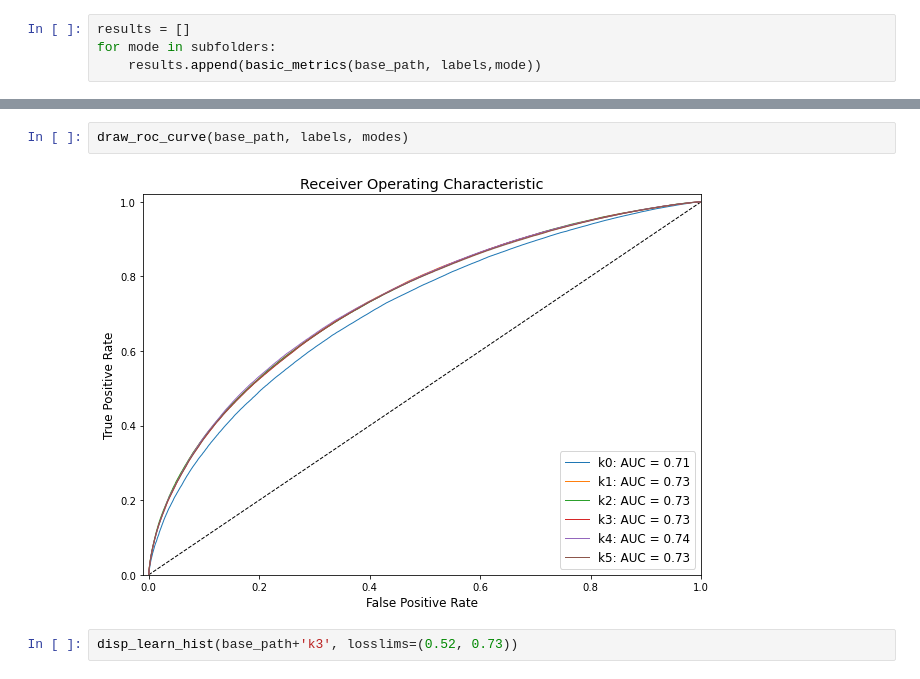
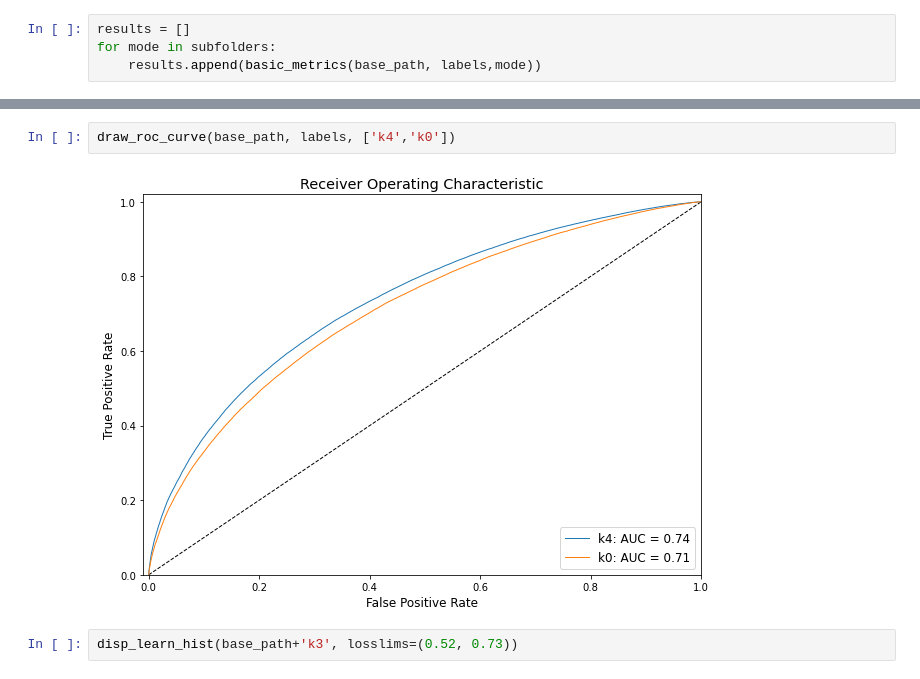
Before and after one commit to inakierregueab/WatChMaL, a Jupyter notebook: notebooks/time_as_channel/exploration_time.ipynb, the cells around one changed output, grey strips where cells are left out. Drawn from its saved outputs; the diff is of its cells as text.

```diff
--- a/notebooks/time_as_channel/exploration_time.ipynb
+++ b/notebooks/time_as_channel/exploration_time.ipynb
@@ -266,7 +341,7 @@ df.head(len(subfolders))
 # %%
-draw_roc_curve(base_path, labels, modes)
+draw_roc_curve(base_path, labels, ['k4','k0'])
 # %% [output]
-[figure, old version]
+[figure, new version]
 # %%
 disp_learn_hist(base_path+'k3', losslims=(0.52, 0.73))
 # %% [output]
```
Also changed, not shown: parts of 10 cells of this notebook, 1 other file.
